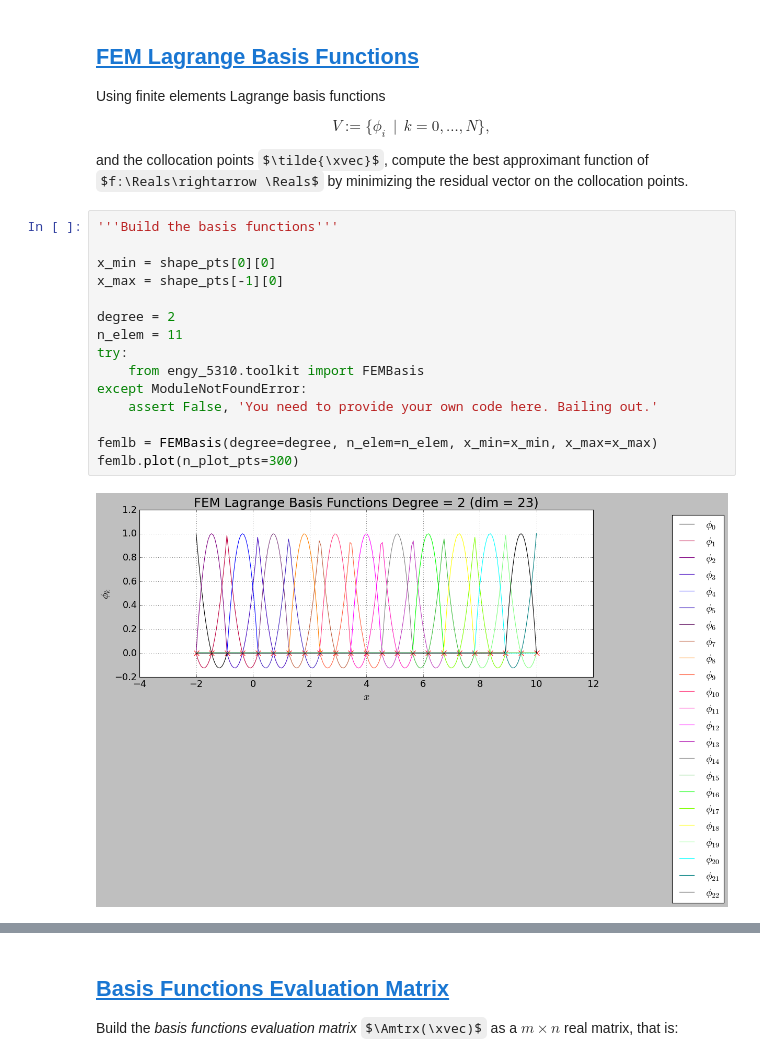
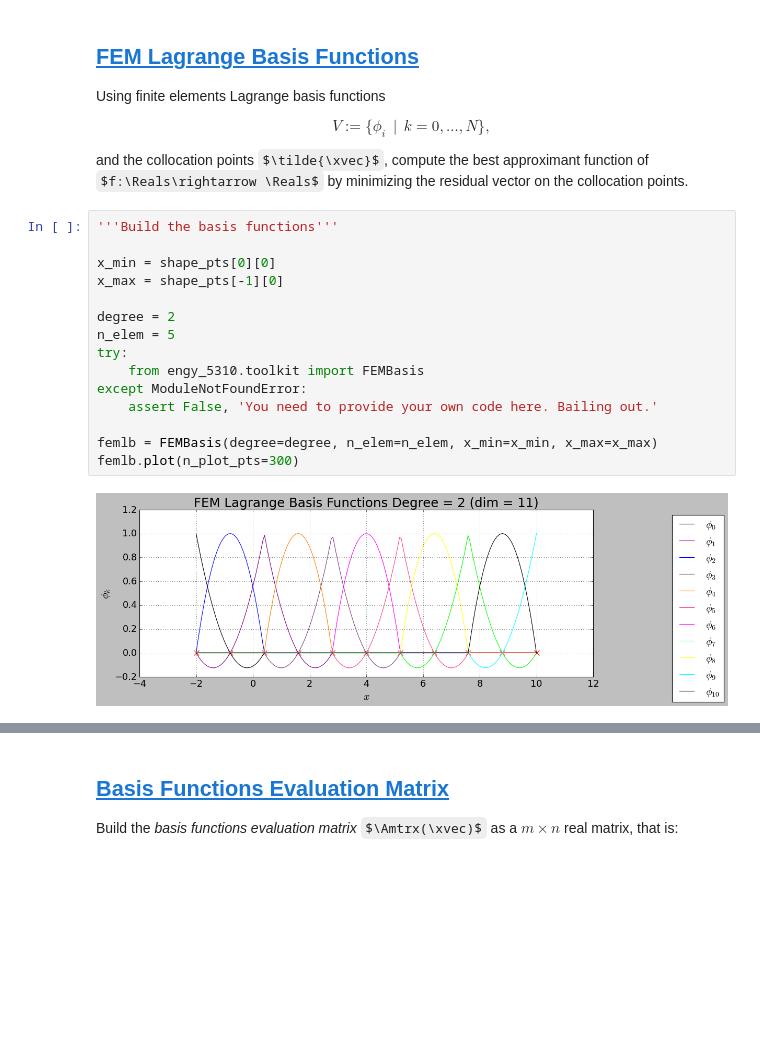
Before and after one commit to dpploy/engy-5330, a Jupyter notebook: notebooks/04a-fem-lagrange-lsq-residual.ipynb, the cells around one changed output, grey strips where cells are left out. Saved outputs shown, nothing was run; the diff lists cells and outputs as text; some formulas as TeX source; blank space fills up the shorter version.

```diff
--- a/notebooks/04a-fem-lagrange-lsq-residual.ipynb
+++ b/notebooks/04a-fem-lagrange-lsq-residual.ipynb
@@ -106,20 +107,20 @@ and the collocation points $\tilde{\xvec}$, compute the best approximant functio
 # %%
 '''Build the basis functions'''
 
 x_min = shape_pts[0][0]
 x_max = shape_pts[-1][0]
 
 degree = 2
-n_elem = 11
+n_elem = 5
 try:
     from engy_5310.toolkit import FEMBasis
 except ModuleNotFoundError:
     assert False, 'You need to provide your own code here. Bailing out.'
 
 femlb = FEMBasis(degree=degree, n_elem=n_elem, x_min=x_min, x_max=x_max)
 femlb.plot(n_plot_pts=300)
 # %% [output]
-[figure, old version]
+[figure, new version]
 # %%
 '''Mesh artifact'''
 
```
Also changed, not shown: parts of 25 cells of this notebook, 3 other files.
